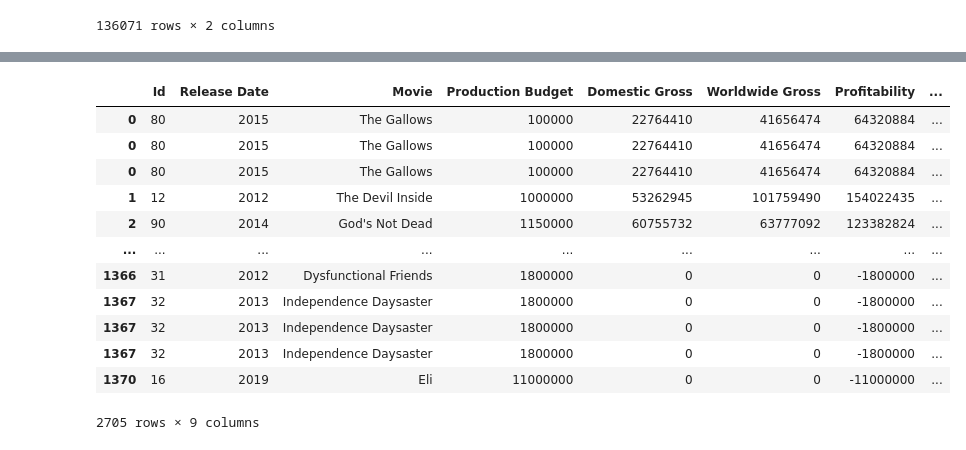
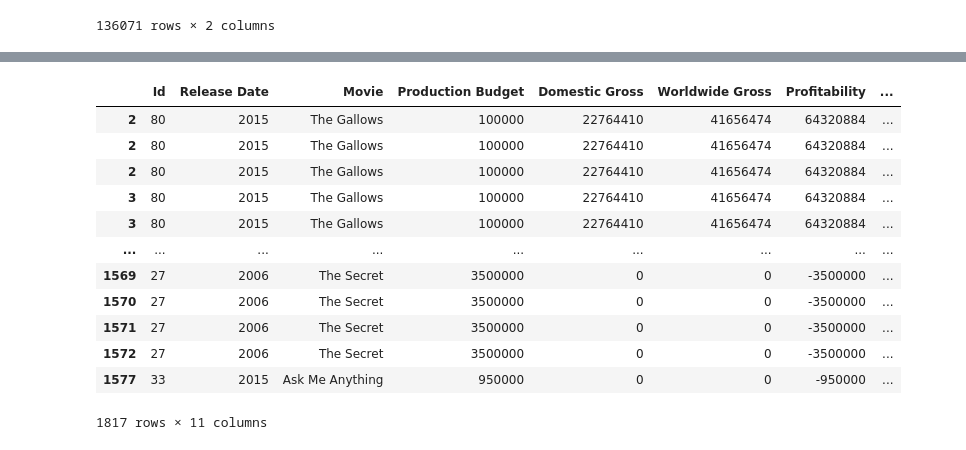
Before and after one commit to nickthetj/Cheap-Thrills-Good-Money, a Jupyter notebook: notebooks/EDA TN.MovieBudget - Nick.ipynb, the cells around one changed output, grey strips where cells are left out. Cells and saved outputs as stored; diff of their text form; code cells hidden in the pictures.

```diff
--- a/notebooks/EDA TN.MovieBudget - Nick.ipynb
+++ b/notebooks/EDA TN.MovieBudget - Nick.ipynb
@@ -79,10 +58,13 @@ MovieBudget.head()
 # %%
 # filtered movies df by date and budget
 
-MovieBudgetFiltered = MovieBudget[(MovieBudget['Production Budget'] < 40000000) & (MovieBudget['Production Budget'] > 0)]
-# MovieBudgetFiltered = MovieBudget.copy()
+Movies_After_Date = 1990
+Budget_Max = 5000000
+Budget_Min = 0
+
+MovieBudgetFiltered = MovieBudget[(MovieBudget['Production Budget'] < Budget_Max) & (MovieBudget['Production Budget'] > Budget_Min)]
 MovieBudgetFiltered.sort_values('Revenue Budget Ratio', ascending=False, inplace=True)
 MovieBudgetFiltered.reset_index(drop=True, inplace=True)
 MovieBudgetFiltered[:50]
 MovieBudgetFiltered['Release Date'] = MovieBudgetFiltered['Release Date'].str[-4:].astype(int)
-MovieBudgetFiltered= MovieBudgetFiltered[(MovieBudgetFiltered['Release Date']>2010)].reset_index(drop=True)
+MovieBudgetFiltered= MovieBudgetFiltered[(MovieBudgetFiltered['Release Date']>Movies_After_Date)].reset_index(drop=True)
@@ -142,3 +124,26 @@ movie_genres_df
 | 146142 | 6 Gunn | None |
 | 146143 | Chico Albuquerque - Revelações | [Documentary] |
 136071 rows × 2 columns
+# %%
+# Connecting to Persons Schema and Joining with Known For and Movie Basics Schemas
+
+persons_query = """
+    SELECT *
+    FROM persons
+    JOIN directors
+        USING(person_id)
+    JOIN movie_basics
+        USING(movie_id)
+"""
+
+joined_df = pd.read_sql(persons_query, conn)
+
+clean_column_headers(joined_df)
+joined_df = pd.DataFrame(data=joined_df, columns=['Primary Name', 'Primary Title', 'Primary Profession'])
+# joined_df['Primary Profession'] = clean_comma_series(joined_df['Primary Profession'])
+# joined_df.columns = joined_df.columns.str.replace('Primary Profession', 'Profession')
+joined_df.columns = joined_df.columns.str.replace('Primary Title', 'Movie')
+joined_df.columns = joined_df.columns.str.replace('Primary Name', 'Name')
+joined_df = joined_df.drop_duplicates()
+
+joined_df
@@ -146,6 +165,8 @@ movie_genres_df
 # merged data sets
 
 Merged_df = MovieBudgetFiltered.merge(movie_genres_df, on = 'Movie', how='left')
+Merged_df = Merged_df.merge(joined_df, on = 'Movie', how='left')
+
 Merged_df
 # %% [output]
 |  | Id | Release Date | Movie | Production Budget | Domestic Gross | Worldwide Gross | Profitability | ... |
@@ -164,25 +185,27 @@ Merged_df
 # %%
 # Explode Datasets
 
 MergedExploded_df = Merged_df.explode('Genres')
-MergedExploded_df.dropna(subset='Genres', inplace=True)
+MergedExploded_df.dropna(inplace=True)
+MergedExploded_df.columns = MergedExploded_df.columns.str.replace('Revenue Budget Ratio', 'RBR')
+
 # MergedExploded_df.dropna(subset='Genres', inplace=True)
 
 MergedExploded_df
 # %% [output]
 |  | Id | Release Date | Movie | Production Budget | Domestic Gross | Worldwide Gross | Profitability | ... |
-| 0 | 80 | 2015 | The Gallows | 100000 | 22764410 | 41656474 | 64320884 | ... |
-| 0 | 80 | 2015 | The Gallows | 100000 | 22764410 | 41656474 | 64320884 | ... |
-| 0 | 80 | 2015 | The Gallows | 100000 | 22764410 | 41656474 | 64320884 | ... |
-| 1 | 12 | 2012 | The Devil Inside | 1000000 | 53262945 | 101759490 | 154022435 | ... |
-| 2 | 90 | 2014 | God's Not Dead | 1150000 | 60755732 | 63777092 | 123382824 | ... |
+| 2 | 80 | 2015 | The Gallows | 100000 | 22764410 | 41656474 | 64320884 | ... |
+| 2 | 80 | 2015 | The Gallows | 100000 | 22764410 | 41656474 | 64320884 | ... |
+| 2 | 80 | 2015 | The Gallows | 100000 | 22764410 | 41656474 | 64320884 | ... |
+| 3 | 80 | 2015 | The Gallows | 100000 | 22764410 | 41656474 | 64320884 | ... |
+| 3 | 80 | 2015 | The Gallows | 100000 | 22764410 | 41656474 | 64320884 | ... |
 | ... | ... | ... | ... | ... | ... | ... | ... | ... |
-| 1366 | 31 | 2012 | Dysfunctional Friends | 1800000 | 0 | 0 | -1800000 | ... |
-| 1367 | 32 | 2013 | Independence Daysaster | 1800000 | 0 | 0 | -1800000 | ... |
-| 1367 | 32 | 2013 | Independence Daysaster | 1800000 | 0 | 0 | -1800000 | ... |
-| 1367 | 32 | 2013 | Independence Daysaster | 1800000 | 0 | 0 | -1800000 | ... |
-| 1370 | 16 | 2019 | Eli | 11000000 | 0 | 0 | -11000000 | ... |
+| 1569 | 27 | 2006 | The Secret | 3500000 | 0 | 0 | -3500000 | ... |
+| 1570 | 27 | 2006 | The Secret | 3500000 | 0 | 0 | -3500000 | ... |
+| 1571 | 27 | 2006 | The Secret | 3500000 | 0 | 0 | -3500000 | ... |
+| 1572 | 27 | 2006 | The Secret | 3500000 | 0 | 0 | -3500000 | ... |
+| 1577 | 33 | 2015 | Ask Me Anything | 950000 | 0 | 0 | -950000 | ... |
-2705 rows × 9 columns
+1817 rows × 11 columns
 # %%
 MergedExploded_df['Genres'].value_counts()
 # %% [output]
```
Also changed, not shown: parts of 15 cells of this notebook, 1 other file.
